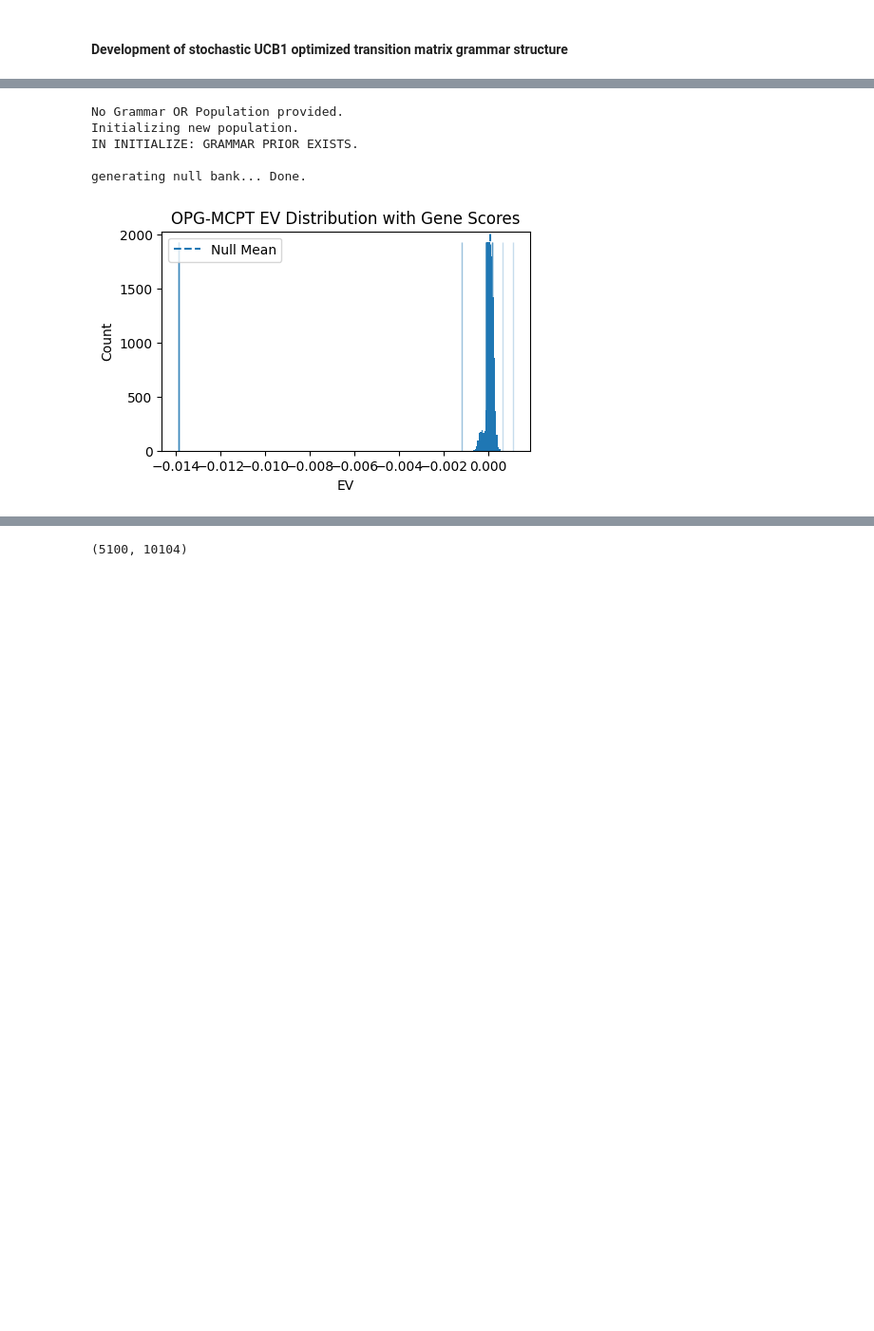
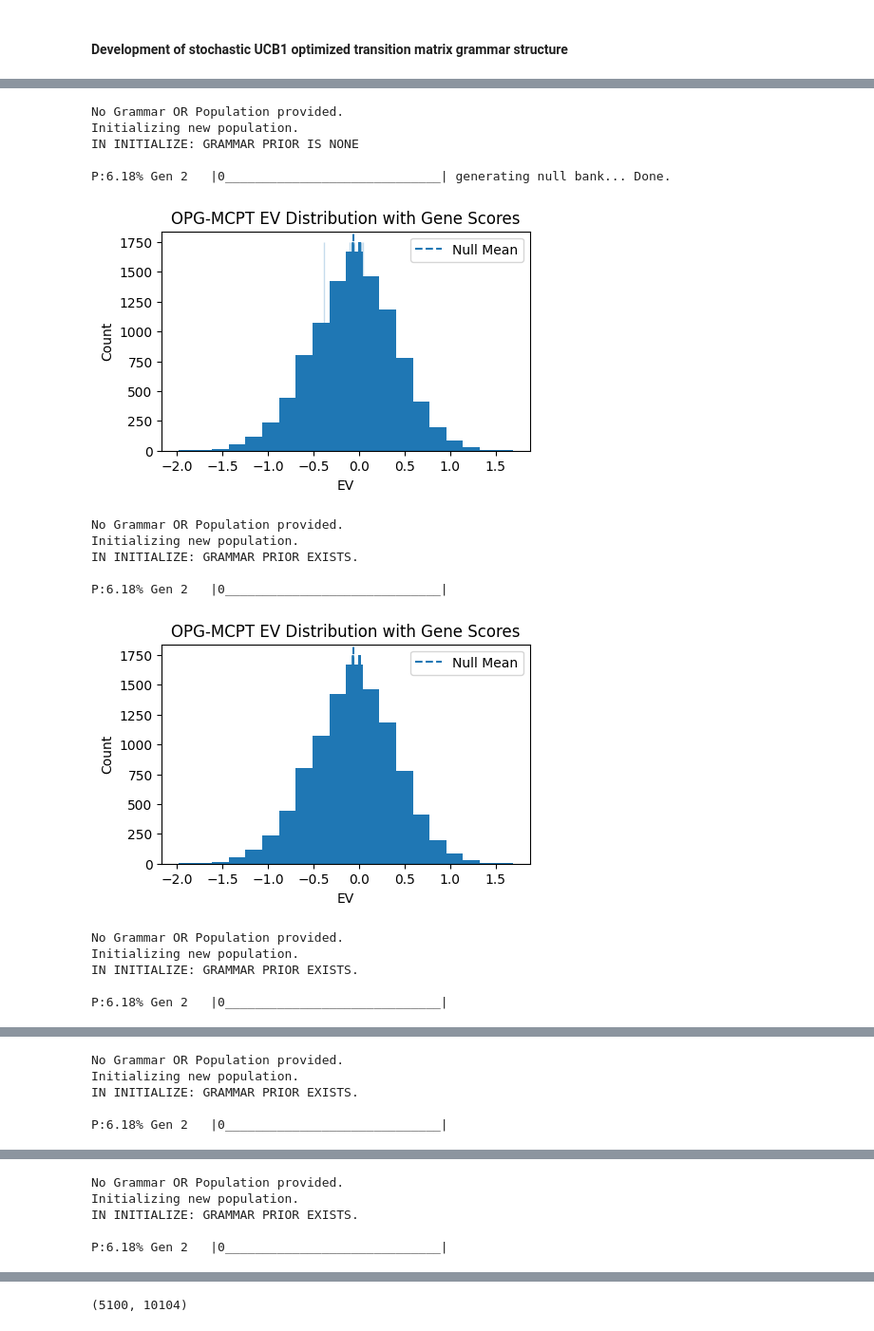
Before and after one commit to Logan-Kelsch/Structural_Regression, a Jupyter notebook: src/dev.ipynb, the cells around one changed output, grey strips where cells are left out. Shown at 95% size. Saved outputs shown, nothing was run; the diff lists cells and outputs as text; code cells hidden in the pictures; blank space fills up the shorter version.

```diff
--- a/src/dev.ipynb
+++ b/src/dev.ipynb
@@ -3101,8 +3299,25 @@ KeyboardInterrupt:
 # %%
+from importlib import reload
+import ep_wrap as ep
+import evaluation as _E
+import visualization as _V
+import initialization as _I
+import reproduction as _R
+import numpy as np
+import utility as _util
+import matplotlib.pyplot as plt
+from copy import deepcopy
+import transform_ops as _OPS
+
+reload(_E)
+reload(ep)
+reload(_I)
+
 nz_scores = []
 scores = 0
 zeros = 0
 i=0
+G=None
 while len(nz_scores) < 100:
     initialization_kwargs = {
             "structure"   : 'Intraday',
@@ -3126,12 +3341,11 @@ while len(nz_scores) < 100:
             "t_vec"    : 'Close',
             "t_mode"   : 'AD',
             "emission" : [
-    {"ID": 3, "x": "tvec", "delta1": 12, "min_count": 2},             # future-aligned avg volume
+    {"ID": 5, "alpha": "tvec", "offset": False},                 # P[t+off] - P[t]
     {"ID": "divide"},
-    {"ID": 3, "x": "tvec", "offset": False, "delta1": 12, "min_count": 2},  # current avg volume
-    {"ID": 5, "alpha": 1.0},                                          # (future/current) - 1
+    {"ID": 18, "x": "tvec", "offset": False, "delta1": 24, "min_count": 2},  # STD over last ~2h
 ],
-            "AD_cond"  : ('gt', 0),
+            "AD_cond"  : ('gt', 3),
         }
 
     logwalker_kwargs = {
@@ -3146,16 +3360,16 @@ while len(nz_scores) < 100:
         }
     X, G, evaluation = ep.evolve_population(
             G=G,
-            iterations=0,
+            iterations=2,
             early_stop=0.1,
             initialization_kwargs=initialization_kwargs,
             solver_kwargs=solver_kwargs,
-            chunk_num=chunk_num
+            chunk_num=0
         )
     instantiation_stats = _I.instantiate_from_ops_chunked_intraday(
             X,
             transform_ops=_OPS,
-            chunk_num=chunk_num,
+            chunk_num=1,
             chunk_B=8,
         )
 
@@ -3163,38 +3377,49 @@ while len(nz_scores) < 100:
             print('generating null bank... ', end='')
             null_context, null_build_details = _E.build_opg_null_bank_fast(
                 population=X,
-                chunk_num=chunk_num,
+                chunk_num=1,
                 solver_kwargs=solver_kwargs,
                 solver_class=_E.Solver,
                 n_sims=10000,
                 score_mode='ev',
                 rng=42,
                 n_jobs=8,
                 null_dtype="float32",
                 return_details=True,
             )
             print('Done.')
 
     pvals, zscores, gene_eval_details = _E.evaluate_genes_from_opg_null_fast(
             population=X,
             good_idx=None,
             null_context=null_context,
             visualize=True,
             viz_kwargs={
                 "bins": 20,
                 "top_n": None,
                 "line_alpha": 0.25,
             },
             return_details=True,
         )
 
     if(np.nanmax(zscores)> 4):
           break
     i+= 1
 # %% [output]
 No Grammar OR Population provided.
 Initializing new population.
-IN INITIALIZE: GRAMMAR PRIOR EXISTS.
+IN INITIALIZE: GRAMMAR PRIOR IS NONE
 
-generating null bank... Done.
+P:6.18% Gen 2   |0_____________________________| generating null bank... Done.
-[figure, old version]
+[figure, new version]
+No Grammar OR Population provided.
+Initializing new population.
+IN INITIALIZE: GRAMMAR PRIOR EXISTS.
+
+P:6.18% Gen 2   |0_____________________________|
+[figure, added]
+No Grammar OR Population provided.
+Initializing new population.
+IN INITIALIZE: GRAMMAR PRIOR EXISTS.
+
+P:6.18% Gen 2   |0_____________________________|
@@ -3200,0 +3427,5 @@ generating null bank... Done.
+No Grammar OR Population provided.
+Initializing new population.
+IN INITIALIZE: GRAMMAR PRIOR EXISTS.
+
+P:6.18% Gen 2   |0_____________________________|
@@ -3200,0 +3433,5 @@ generating null bank... Done.
+No Grammar OR Population provided.
+Initializing new population.
+IN INITIALIZE: GRAMMAR PRIOR EXISTS.
+
+P:6.18% Gen 2   |0_____________________________|
```
Also changed, not shown: parts of 35 cells of this notebook, 4 other files.
